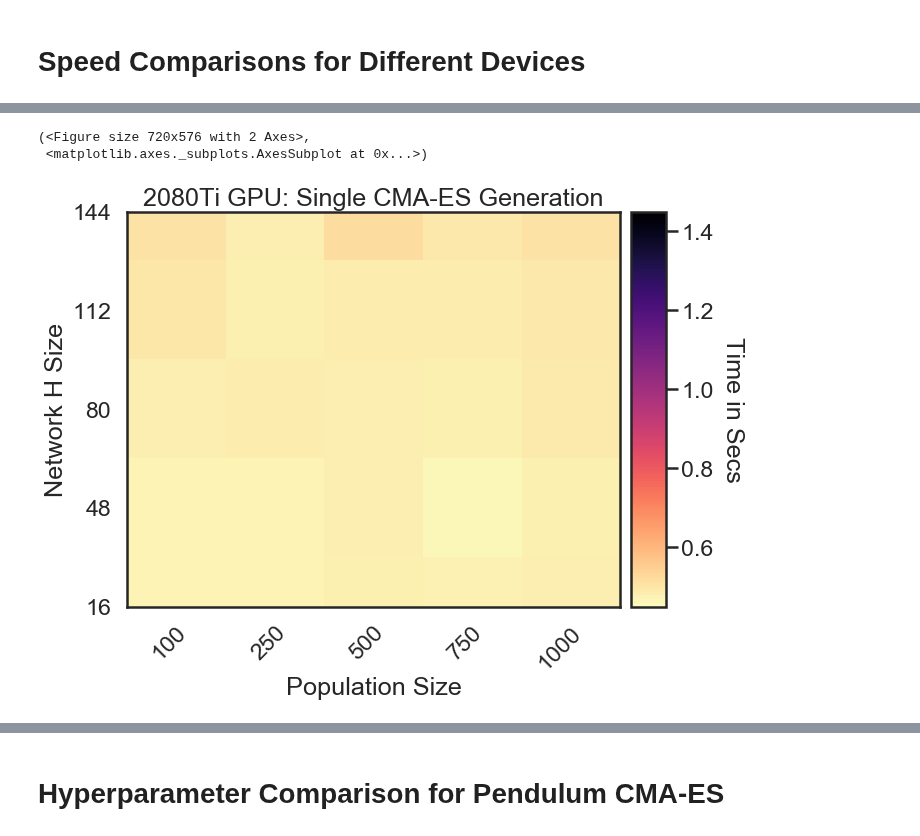
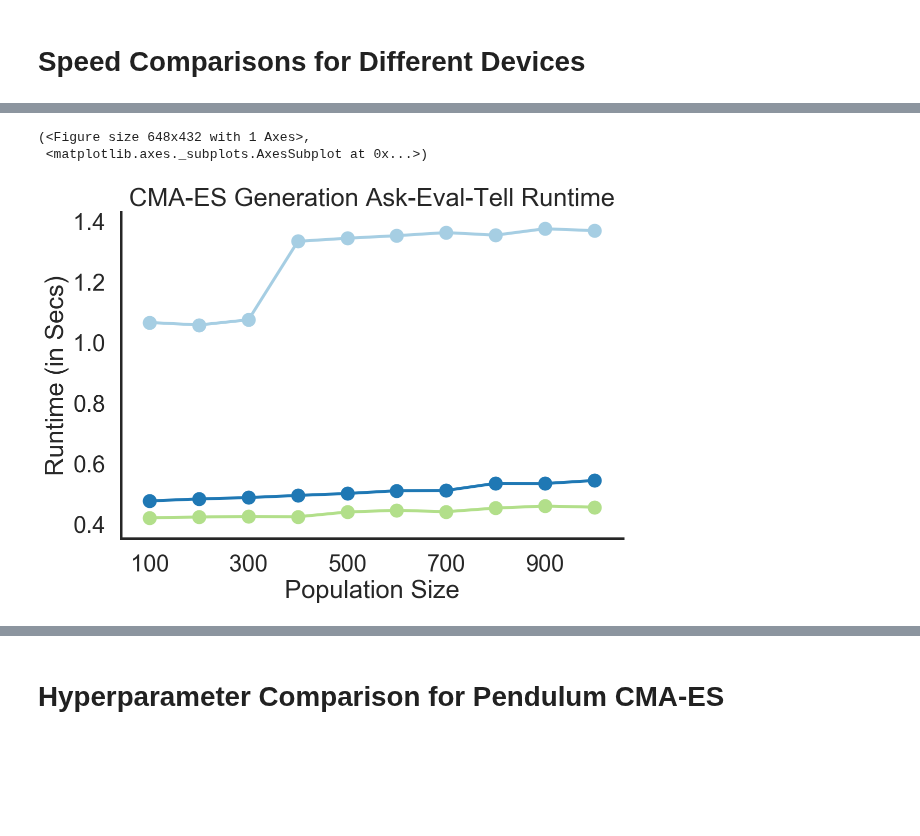
Before and after one commit to RobertTLange/evosax, a Jupyter notebook: notebooks/visualize_benchmarks.ipynb, the cells around one changed output, grey strips where cells are left out. Drawn from its saved outputs; the diff is of its cells as text; code cells hidden in the pictures; blank space fills up the shorter version.

Commit message:
31/12/20 - Documentation + benchmark viz

```diff
--- a/notebooks/visualize_benchmarks.ipynb
+++ b/notebooks/visualize_benchmarks.ipynb
@@ -5,12 +12,15 @@ import numpy as np
 # %% [markdown]
 # Speed Comparisons for Different Devices
 # %%
-cpu_speeds = np.load("../benchmarks/cpu_speed.npy")
-gpu_tesla_speeds = np.load("../benchmarks/gpu_tesla_k40_speed.npy")
-gpu_2080ti_speeds = np.load("../benchmarks/gpu_rtx2080ti_speed.npy")
+cpu_speeds = np.load("../benchmarks/results/cpu_speed_jit.npy").squeeze()
+gpu_tesla_speeds = np.load("../benchmarks/results/gpu_tesla_k40_speed_jit.npy").squeeze()
+gpu_2080ti_speeds = np.load("../benchmarks/results/gpu_rtx2080ti_speed_no_jit.npy").squeeze()
+speeds = np.stack([cpu_speeds[1], gpu_tesla_speeds[1], gpu_2080ti_speeds[1]])
+jit = np.stack([cpu_speeds[0], gpu_tesla_speeds[0], gpu_2080ti_speeds[0]])
 
 # rows: network sizes, cols: population sizes
-population_sizes = [100, 250, 500, 750, 1000]
-network_sizes = [16, 48, 80, 112, 144]
-cpu_speeds.shape
+population_sizes = [100, 200, 300, 400, 500, 600, 700, 800, 900, 1000]
+# network_sizes = [16, 48, 80, 112, 144]
+network_sizes = [48]
+speeds.shape
 # %% [output]
@@ -52,17 +28,9 @@ plot_heatmap_array(range_x=population_sizes,
-# %%
-plot_heatmap_array(range_x=population_sizes,
-                   range_y=network_sizes,
-                   heat_array=gpu_2080ti_speeds[1],
-                   title="2080Ti GPU: Single CMA-ES Generation",
-                   xy_labels=["Population Size", "Network H Size"],
-                   variable_name="Time in Secs",
-                   every_nth_tick=1,
-                   text_in_cell = False,
-                   min_heat = 0.45,
-                   max_heat = 1.45,
-                   round_ticks=0,
-                   cmap="magma_r")
-# %% [output]
-(<Figure size 720x576 with 2 Axes>,
- <matplotlib.axes._subplots.AxesSubplot at 0x...>)
-[figure, removed]
+# %%
+plot_1D_line(population_sizes, speeds,
+             plot_title="CMA-ES Generation Ask-Eval-Tell Runtime",
+             xy_labels=["Population Size", "Runtime (in Secs)"],
+             every_nth_tick=2)
+# %% [output]
+(<Figure size 648x432 with 1 Axes>,
+ <matplotlib.axes._subplots.AxesSubplot at 0x...>)
+[figure, added]
```
Also changed, not shown: parts of 8 cells of this notebook, 8 other files.
